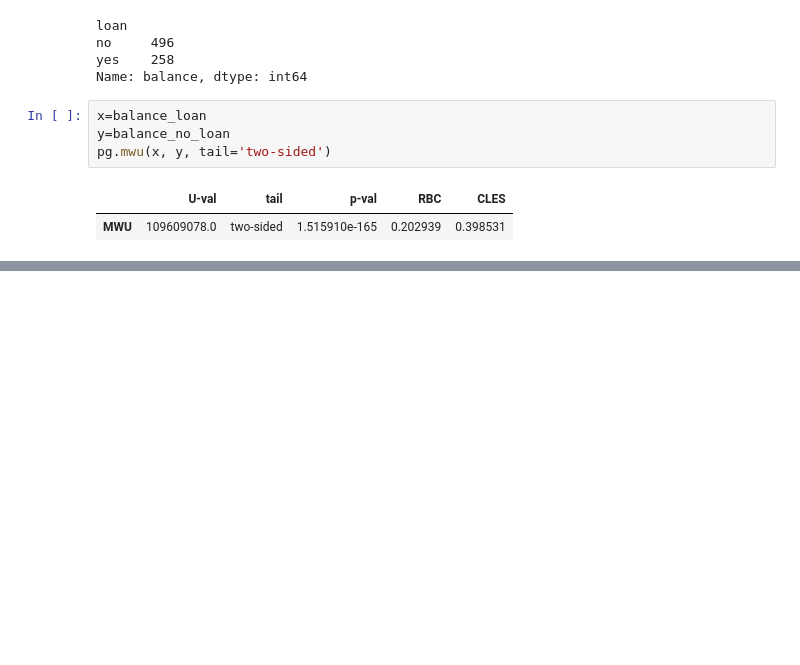
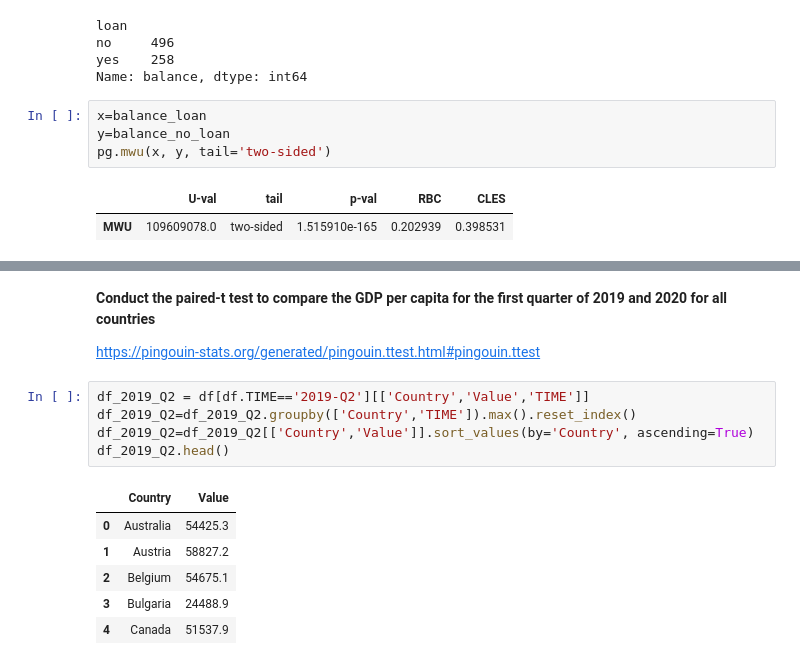
Before and after one commit to sunshineluyao/NYU_Integrated_Marketing, a Jupyter notebook: HypothesisTesting_ANOVA/HypothesisTesting.ipynb, the cells around one changed output, grey strips where cells are left out. Cells and saved outputs as stored; diff of their text form; blank space fills up the shorter version.

```diff
--- a/HypothesisTesting_ANOVA/HypothesisTesting.ipynb
+++ b/HypothesisTesting_ANOVA/HypothesisTesting.ipynb
@@ -189,0 +227,16 @@ pg.mwu(x, y, tail='two-sided')
+# %% [markdown]
+**Conduct the paired-t test to compare the GDP per capita for the first quarter of 2019 and 2020 for all countries**
+
+https://pingouin-stats.org/generated/pingouin.ttest.html#pingouin.ttest
+# %%
+df_2019_Q2 = df[df.TIME=='2019-Q2'][['Country','Value','TIME']]
+df_2019_Q2=df_2019_Q2.groupby(['Country','TIME']).max().reset_index()
+df_2019_Q2=df_2019_Q2[['Country','Value']].sort_values(by='Country', ascending=True)
+df_2019_Q2.head()
+# %% [output]
+|  | Country | Value |
+| 0 | Australia | 54425.3 |
+| 1 | Austria | 58827.2 |
+| 2 | Belgium | 54675.1 |
+| 3 | Bulgaria | 24488.9 |
+| 4 | Canada | 51537.9 |
```
Also changed, not shown: parts of 43 cells of this notebook.
